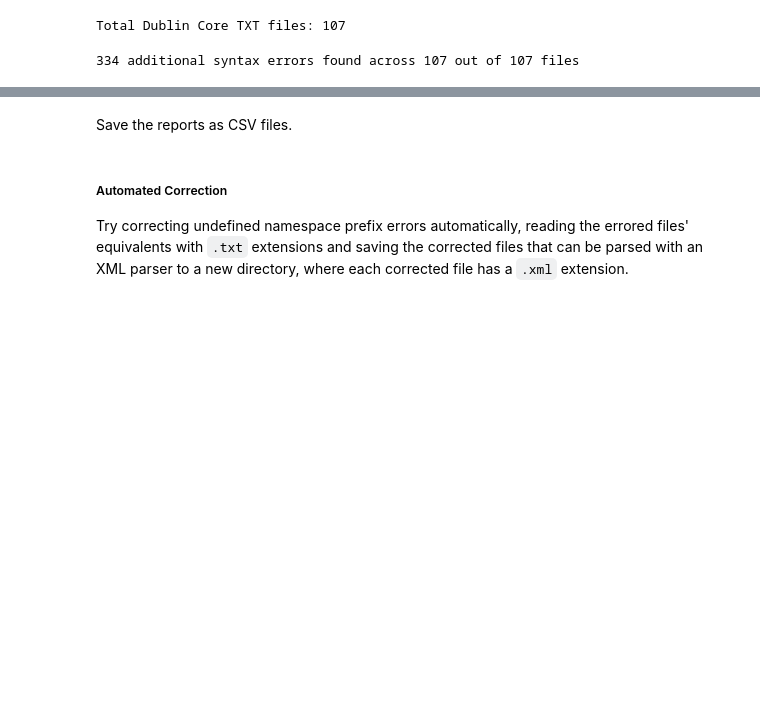
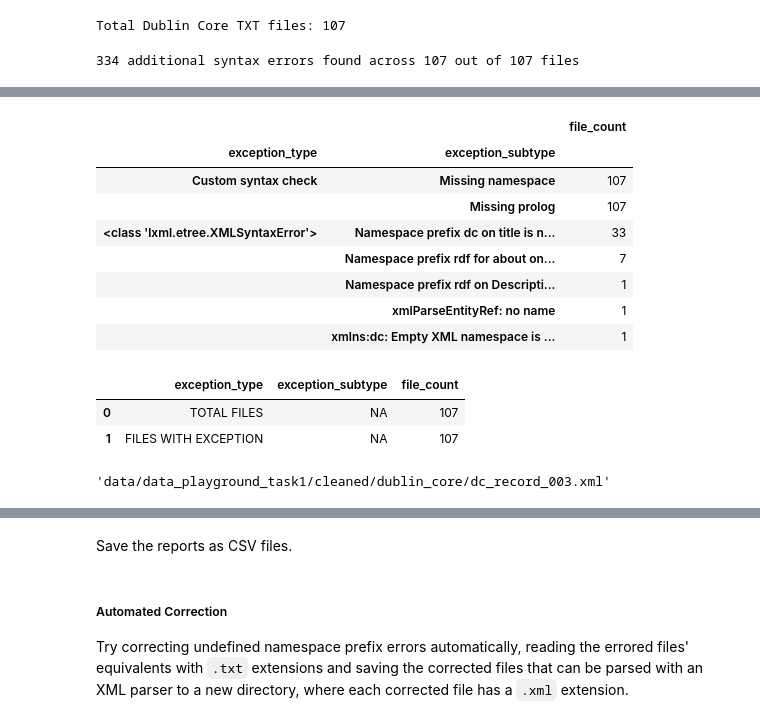
Before and after one commit to thegoose20/lada-eval, a Jupyter notebook: evaluation-syntax.ipynb, the cells around one changed output, grey strips where cells are left out. Saved outputs shown, nothing was run; the diff lists cells and outputs as text; code cells hidden in the pictures; blank space fills up the shorter version.

```diff
--- a/evaluation-syntax.ipynb
+++ b/evaluation-syntax.ipynb
@@ -203,4 +270,14 @@ df_se.tail()
 # %%
-subtype_report = pd.DataFrame(df_se.exception_subtype.value_counts()).reset_index()
-subtype_report = subtype_report.rename(columns={"exception_subtype":"exception"})
-subtype_report.insert(0, "dimension_counted", ["exception_subtype"]*subtype_report.shape[0])
+subtype_report = pd.DataFrame(df_se_subtypes[["exception_type", "exception_subtype"]].value_counts())
+subtype_report = subtype_report.rename(columns={"count":"file_count"})
+subtype_report
+# %% [output]
+|  |  | file_count |
+| exception_type | exception_subtype |  |
+| Custom syntax check | Missing namespace | 107 |
+|  | Missing prolog | 107 |
+| <class 'lxml.etree.XMLSyntaxError'> | Namespace prefix dc on title is n... | 33 |
+|  | Namespace prefix rdf for about on... | 7 |
+|  | Namespace prefix rdf on Descripti... | 1 |
+|  | xmlParseEntityRef: no name | 1 |
+|  | xmlns:dc: Empty XML namespace is ... | 1 |
@@ -211,7 +284,12 @@ type_report.insert(0, "dimension_counted", ["exception_type"]*type_report.shape[
 # %%
 all_errored_files = set(errored_files + more_errored_files)
 totals_report = pd.DataFrame({
-    "dimension_counted": ["total_files", "files_with_error"],
-    "exception": ["NA", "NA"],
-    "count": [len(dublin_file_paths), len(all_errored_files)]
+    "exception_type": ["TOTAL FILES", "FILES WITH EXCEPTION"],
+    "exception_subtype": ["NA", "NA"],
+    "file_count": [total_dcxml_files, len(all_errored_files)]
     })
+totals_report
+# %% [output]
+|  | exception_type | exception_subtype | file_count |
+| 0 | TOTAL FILES | NA | 107 |
+| 1 | FILES WITH EXCEPTION | NA | 107 |
@@ -224 +296,5 @@ totals_report = pd.DataFrame({
+# %%
+more_errored_files[0]
+# %% [output]
+'data/data_playground_task1/cleaned/dublin_core/dc_record_003.xml'
 # %%
```
Also changed, not shown: parts of 16 cells of this notebook.
